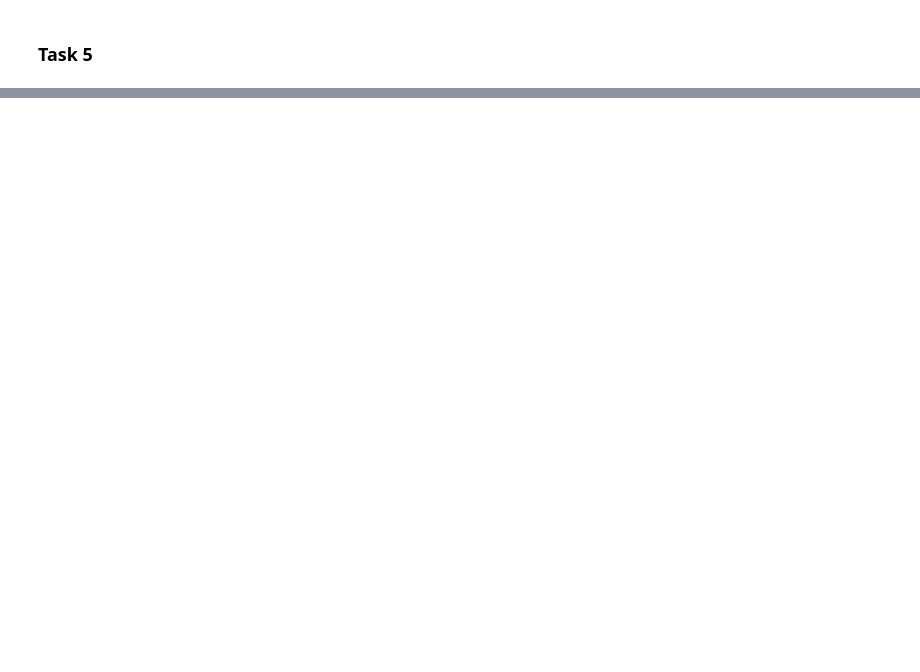
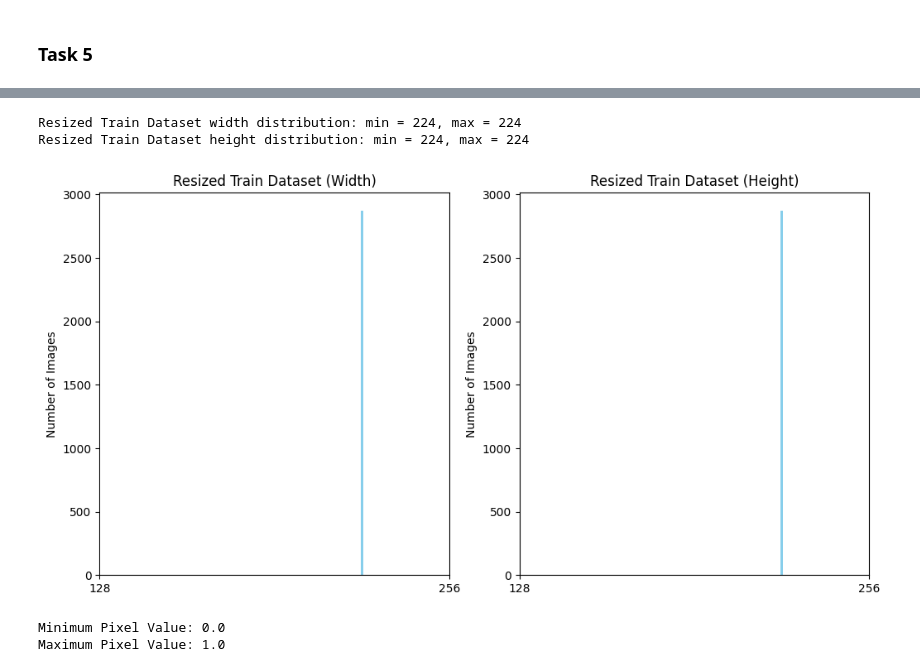
Before and after one commit to AlexLicuriceanu/invatare-supervizata, a Jupyter notebook: tema1-brain-tumor-classification/tema1.ipynb, the cells around one changed output, grey strips where cells are left out. Saved outputs shown, nothing was run; the diff lists cells and outputs as text; code cells hidden in the pictures; blank space fills up the shorter version.

```diff
--- a/tema1-brain-tumor-classification/tema1.ipynb
+++ b/tema1-brain-tumor-classification/tema1.ipynb
@@ -113,0 +235,34 @@ for i, label in enumerate(LABELS):
+# %%
+transform = transforms.Compose([
+    transforms.Resize((224, 224)),
+    transforms.ToTensor()
+])
+
+resized_train_dataset = BrainTumorDataset("Training", transform=transform)
+
+fig, axes = plt.subplots(1, 2, figsize=(12, 6))
+plot_size_distribution(resized_train_dataset, "Resized Train Dataset", axes[0], dimension='width', bins=1)
+plot_size_distribution(resized_train_dataset, "Resized Train Dataset", axes[1], dimension='height', bins=1)
+# %% [output]
+Resized Train Dataset width distribution: min = 224, max = 224
+Resized Train Dataset height distribution: min = 224, max = 224
+[figure, added]
+# %%
+def check_pixel_range(dataset):
+    min_pixel_value = float('inf')
+    max_pixel_value = float('-inf')
+
+    for image, _ in dataset:
+        image_min = image.min().item()
+        image_max = image.max().item()
+
+        min_pixel_value = min(min_pixel_value, image_min)
+        max_pixel_value = max(max_pixel_value, image_max)
+
+    print(f"Minimum Pixel Value: {min_pixel_value}")
+    print(f"Maximum Pixel Value: {max_pixel_value}")
+
+check_pixel_range(resized_train_dataset)
+# %% [output]
+Minimum Pixel Value: 0.0
+Maximum Pixel Value: 1.0
```
Also changed, not shown: parts of 16 cells of this notebook, 1 other file.
